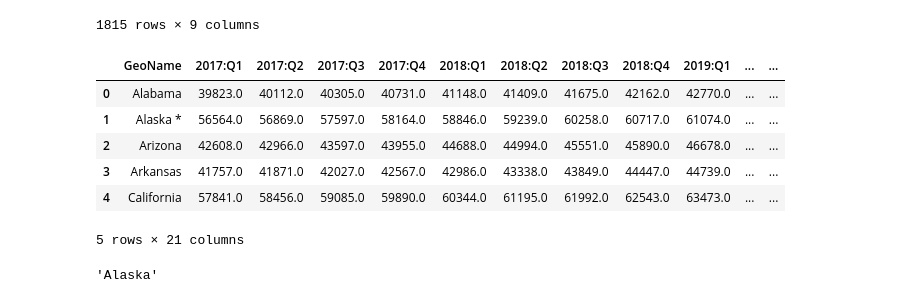
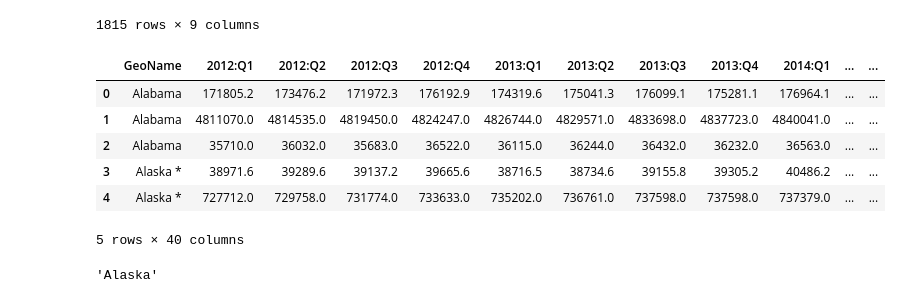
Before and after one commit to sstarr77/economic_resilience_group_project, a Jupyter notebook: 02 - Cluster Merge.ipynb, the cells around one changed output. Cells and saved outputs as stored; diff of their text form; code cells hidden in the pictures.

```diff
--- a/02 - Cluster Merge.ipynb
+++ b/02 - Cluster Merge.ipynb
@@ -184,17 +186,17 @@ pd.read_csv('./State Employment/KMeans-5_Cluster-0_employment.csv', index_col='d
 | 2022-01-01 | 2022 | Jan | 66.4 | 64.4 | 3136984.0 | 3043858.0 | 93126.0 | ... |
 1815 rows × 9 columns
 # %%
-personal_income = pd.read_csv('./State Metrics/quarterly_pi.csv')
-personal_income.drop(columns='GeoFips', inplace=True)
+personal_income = pd.read_csv('./state_metrics/quarterly_personal_income.csv')
+personal_income.drop(columns=['GeoFips', 'LineCode', 'Description'], inplace=True)
 personal_income.head()
 # %% [output]
-|  | GeoName | 2017:Q1 | 2017:Q2 | 2017:Q3 | 2017:Q4 | 2018:Q1 | 2018:Q2 | 2018:Q3 | 2018:Q4 | 2019:Q1 | ... | ... |
-| 0 | Alabama | 39823.0 | 40112.0 | 40305.0 | 40731.0 | 41148.0 | 41409.0 | 41675.0 | 42162.0 | 42770.0 | ... | ... |
-| 1 | Alaska * | 56564.0 | 56869.0 | 57597.0 | 58164.0 | 58846.0 | 59239.0 | 60258.0 | 60717.0 | 61074.0 | ... | ... |
-| 2 | Arizona | 42608.0 | 42966.0 | 43597.0 | 43955.0 | 44688.0 | 44994.0 | 45551.0 | 45890.0 | 46678.0 | ... | ... |
-| 3 | Arkansas | 41757.0 | 41871.0 | 42027.0 | 42567.0 | 42986.0 | 43338.0 | 43849.0 | 44447.0 | 44739.0 | ... | ... |
-| 4 | California | 57841.0 | 58456.0 | 59085.0 | 59890.0 | 60344.0 | 61195.0 | 61992.0 | 62543.0 | 63473.0 | ... | ... |
+|  | GeoName | 2012:Q1 | 2012:Q2 | 2012:Q3 | 2012:Q4 | 2013:Q1 | 2013:Q2 | 2013:Q3 | 2013:Q4 | 2014:Q1 | ... | ... |
+| 0 | Alabama | 171805.2 | 173476.2 | 171972.3 | 176192.9 | 174319.6 | 175041.3 | 176099.1 | 175281.1 | 176964.1 | ... | ... |
+| 1 | Alabama | 4811070.0 | 4814535.0 | 4819450.0 | 4824247.0 | 4826744.0 | 4829571.0 | 4833698.0 | 4837723.0 | 4840041.0 | ... | ... |
+| 2 | Alabama | 35710.0 | 36032.0 | 35683.0 | 36522.0 | 36115.0 | 36244.0 | 36432.0 | 36232.0 | 36563.0 | ... | ... |
+| 3 | Alaska * | 38971.6 | 39289.6 | 39137.2 | 39665.6 | 38716.5 | 38734.6 | 39155.8 | 39305.2 | 40486.2 | ... | ... |
+| 4 | Alaska * | 727712.0 | 729758.0 | 731774.0 | 733633.0 | 735202.0 | 736761.0 | 737598.0 | 737598.0 | 737379.0 | ... | ... |
-5 rows × 21 columns
+5 rows × 40 columns
 # %%
 personal_income.dropna(inplace=True)
 # %%
```
Also changed, not shown: parts of 17 cells of this notebook, 19 other files.
